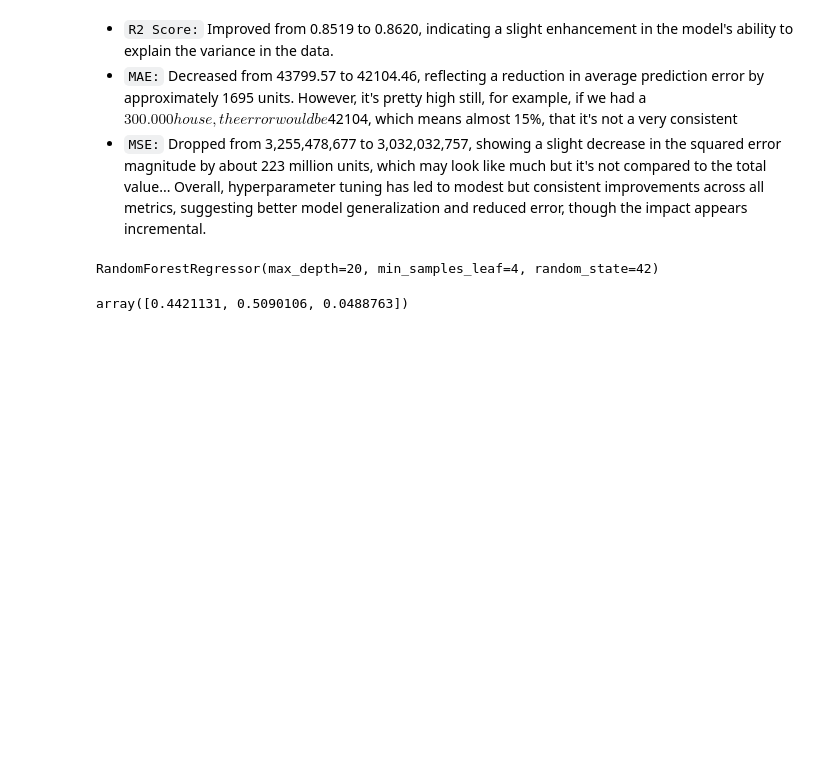
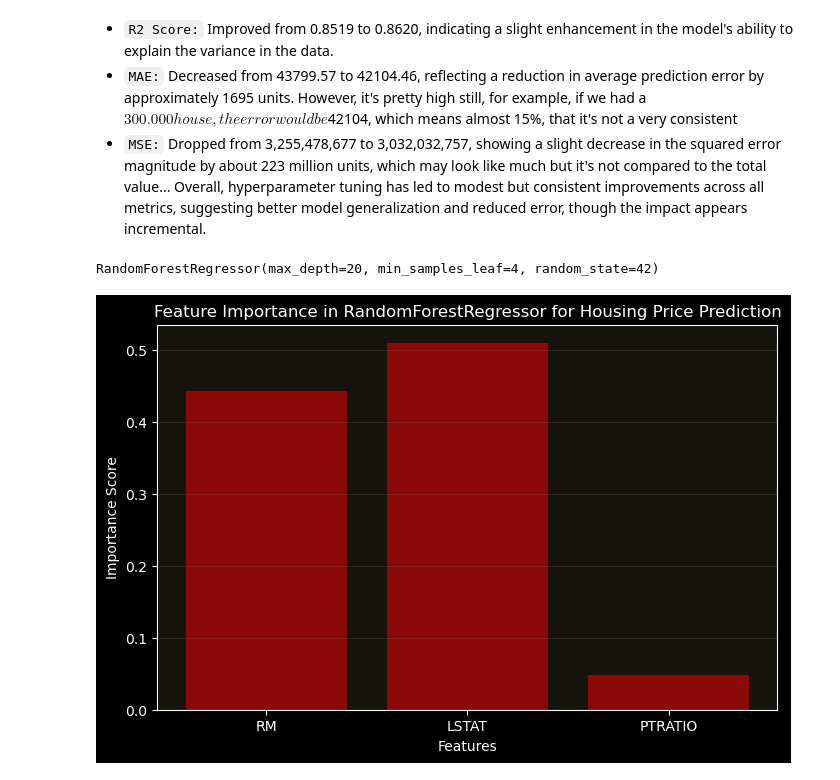
Before and after one commit to imelinc/housing-prices-project, a Jupyter notebook: housing-project.ipynb, the cells around one changed output. Cells and saved outputs as stored; diff of their text form; code cells hidden in the pictures; blank space fills up the shorter version.

```diff
--- a/housing-project.ipynb
+++ b/housing-project.ipynb
@@ -298,6 +298,26 @@ clf.fit(X_train, y_train)
 # %% [output]
 RandomForestRegressor(max_depth=20, min_samples_leaf=4, random_state=42)
 # %%
-feature_importances = clf.feature_importances_
+df = pd.read_csv("../data/housing.csv")
+
+features = df.drop("MEDV", axis=1).columns.to_list()
+importances = clf.feature_importances_.tolist()
+
+# Create a bar plot
+fig, ax = plt.subplots(nrows=1, ncols=1, figsize=(8, 5), facecolor="#000000")
+ax.bar(features, importances, color='red')
+
+ax.set_xlabel('Features', color= 'white')
+ax.set_ylabel('Importance Score', color = 'white')
+ax.set_title('Feature Importance in RandomForestRegressor for Housing Price Prediction', color='white')
+ax.set_facecolor("#15130d")
+ax.tick_params(colors= 'white')
+ax.grid(True, color = 'gray', alpha = 0.2, axis='y')
+
+for bar in ax.patches:
+    bar.set_alpha(0.5)
+
+for spine in ax.spines.values():
+        spine.set_color("white")
 # %% [output]
-array([0.4421131, 0.5090106, 0.0488763])
+[figure, added]
```
